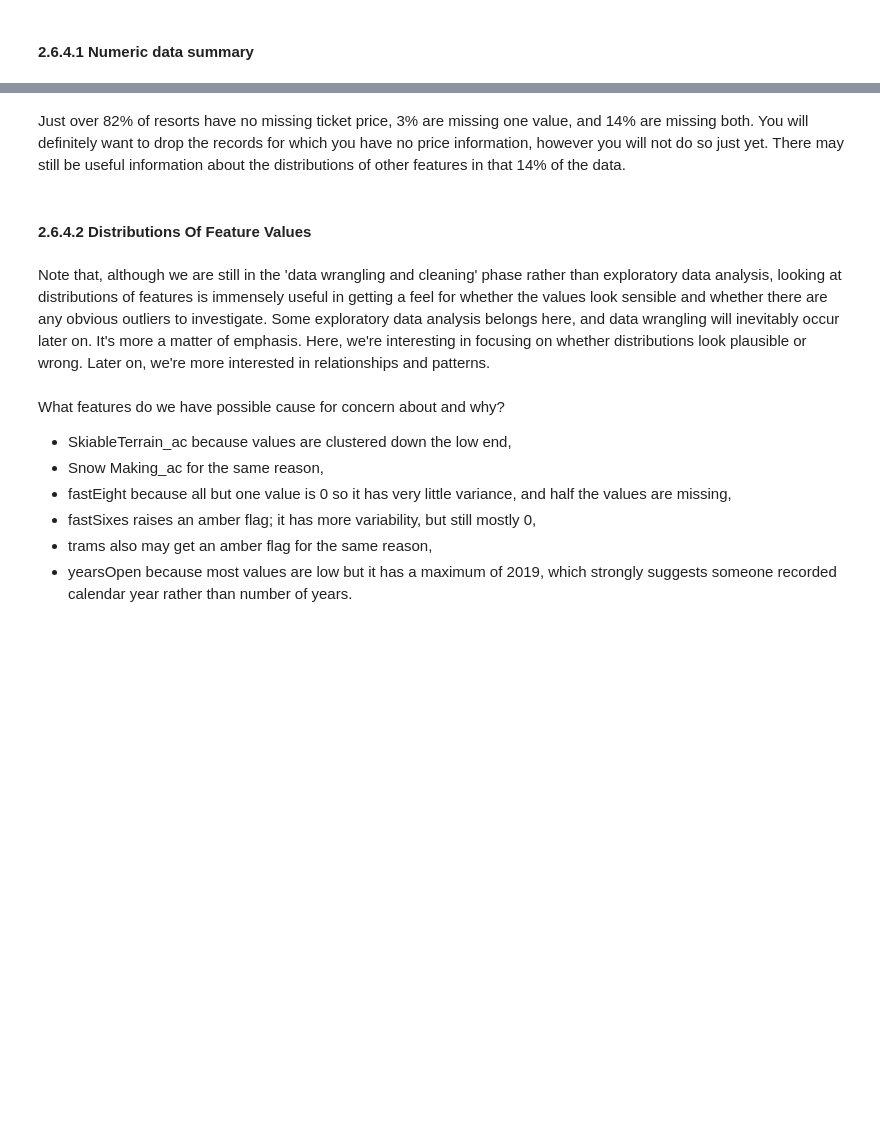
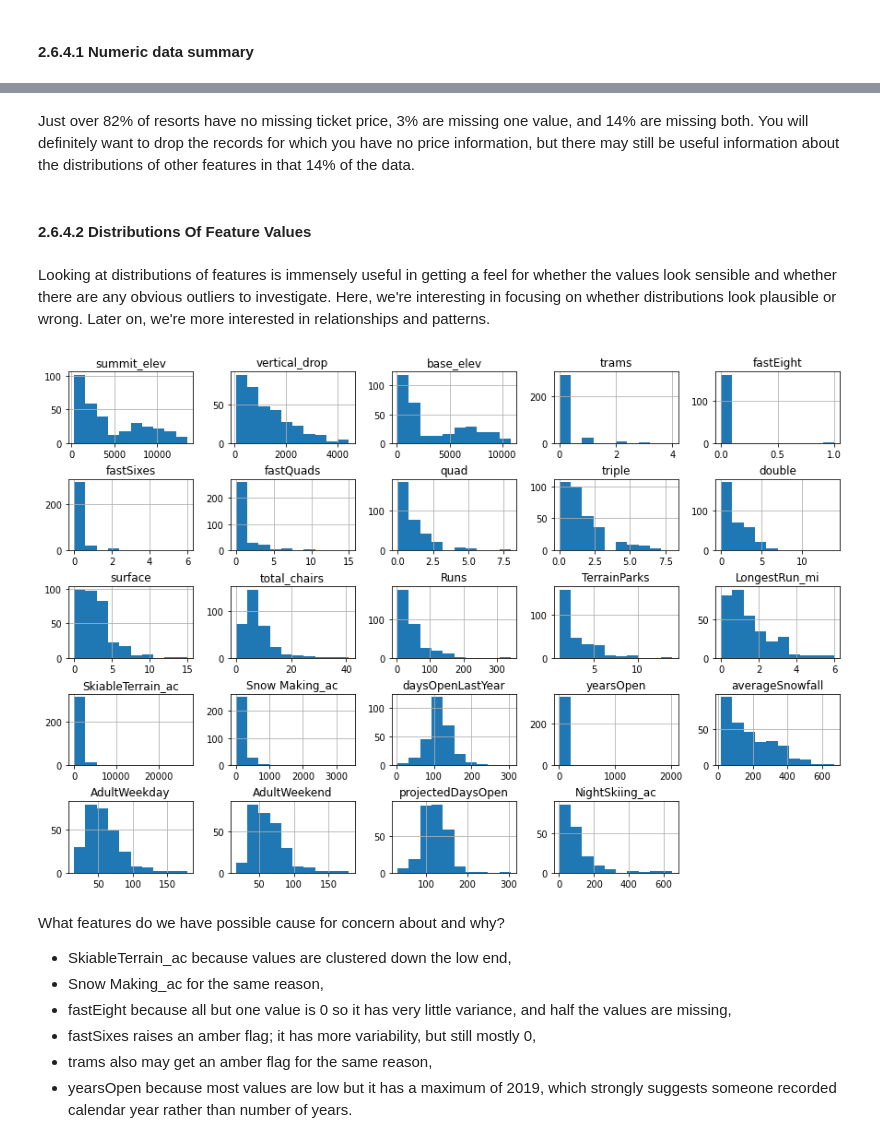
Before and after one commit to LNRobertson/DataScienceGuidedCapstone, a Jupyter notebook: Notebooks/02_data_wrangling.ipynb, the cells around one changed output, grey strips where cells are left out. Drawn from its saved outputs; the diff is of its cells as text; code cells hidden in the pictures; blank space fills up the shorter version.

```diff
--- a/Notebooks/02_data_wrangling.ipynb
+++ b/Notebooks/02_data_wrangling.ipynb
@@ -476,18 +489,20 @@ missing_price.value_counts()/len(missing_price) * 100
 # %% [markdown]
-Just over 82% of resorts have no missing ticket price, 3% are missing one value, and 14% are missing both. You will definitely want to drop the records for which you have no price information, however you will not do so just yet. There may still be useful information about the distributions of other features in that 14% of the data.
+Just over 82% of resorts have no missing ticket price, 3% are missing one value, and 14% are missing both. You will definitely want to drop the records for which you have no price information,  but there may still be useful information about the distributions of other features in that 14% of the data.
 # %% [markdown]
 #### 2.6.4.2 Distributions Of Feature Values<a id='2.6.4.2_Distributions_Of_Feature_Values'></a>
 # %% [markdown]
-Note that, although we are still in the 'data wrangling and cleaning' phase rather than exploratory data analysis, looking at distributions of features is immensely useful in getting a feel for whether the values look sensible and whether there are any obvious outliers to investigate. Some exploratory data analysis belongs here, and data wrangling will inevitably occur later on. It's more a matter of emphasis. Here, we're interesting in focusing on whether distributions look plausible or wrong. Later on, we're more interested in relationships and patterns.
+Looking at distributions of features is immensely useful in getting a feel for whether the values look sensible and whether there are any obvious outliers to investigate. Here, we're interesting in focusing on whether distributions look plausible or wrong. Later on, we're more interested in relationships and patterns.
 # %%
 #Code task 18#
 #Call ski_data's `hist` method to plot histograms of each of the numeric features
 #Try passing it an argument figsize=(15,10)
 #Try calling plt.subplots_adjust() with an argument hspace=0.5 to adjust the spacing
 #It's important you create legible and easy-to-read plots
-ski_data.___(___)
-#plt.subplots_adjust(hspace=___);
+ski_data.hist(figsize=(15,10))
+plt.subplots_adjust(hspace=0.5);
 #Hint: notice how the terminating ';' "swallows" some messy output and leads to a tidier notebook
+# %% [output]
+[figure, added]
 # %% [markdown]
 What features do we have possible cause for concern about and why?
 
```
Also changed, not shown: parts of 109 cells of this notebook.
